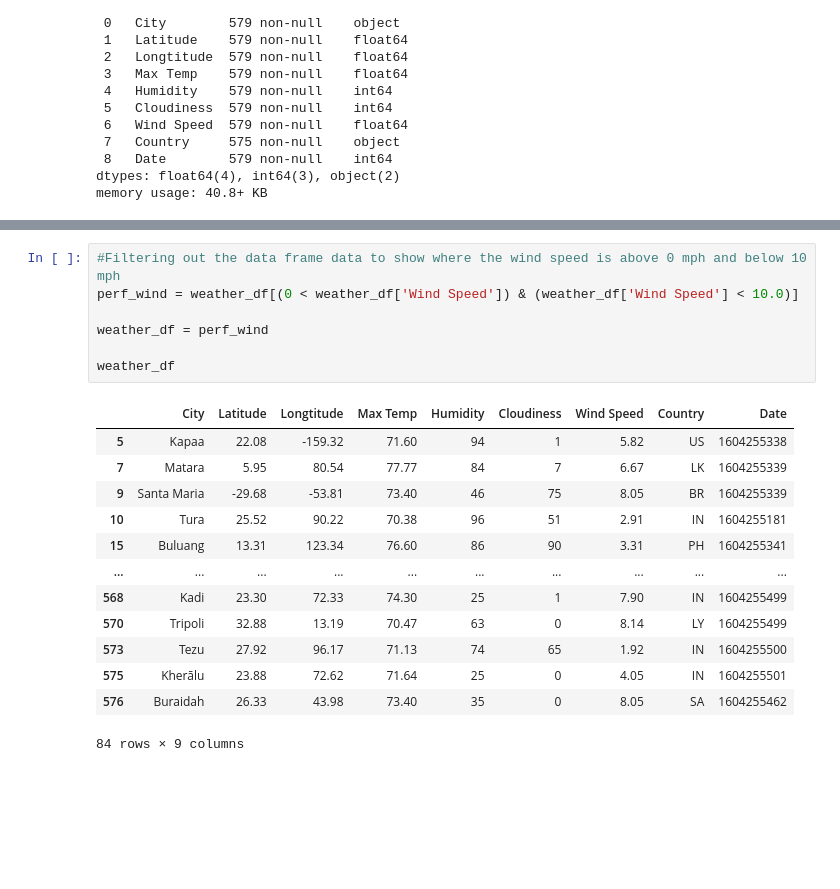
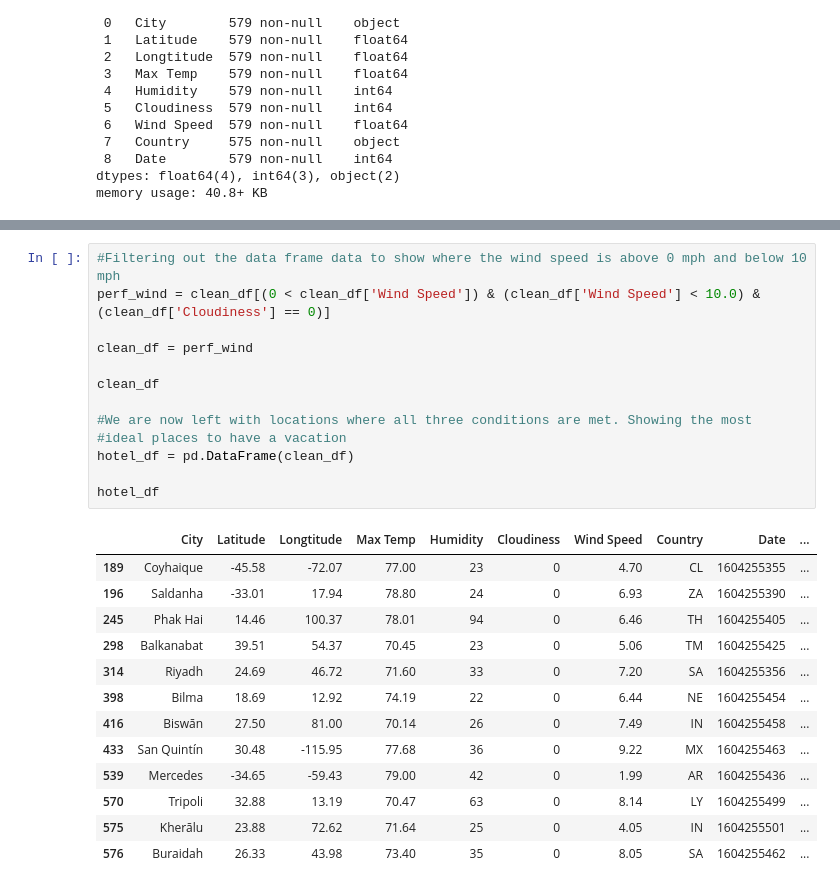
Before and after one commit to sjrojanooo/python-api-challenge, a Jupyter notebook: VacationPy.ipynb, the cells around one changed output, grey strips where cells are left out. Cells and saved outputs as stored; diff of their text form; blank space fills up the shorter version.

```diff
--- a/VacationPy.ipynb
+++ b/VacationPy.ipynb
@@ -119,22 +125,28 @@ weather_df
 120 rows × 9 columns
 # %%
 #Filtering out the data frame data to show where the wind speed is above 0 mph and below 10 mph
-perf_wind = weather_df[(0 < weather_df['Wind Speed']) & (weather_df['Wind Speed'] < 10.0)]
+perf_wind = clean_df[(0 < clean_df['Wind Speed']) & (clean_df['Wind Speed'] < 10.0) & (clean_df['Cloudiness'] == 0)]
 
-weather_df = perf_wind
+clean_df = perf_wind
 
-weather_df
+clean_df
+
+#We are now left with locations where all three conditions are met. Showing the most
+#ideal places to have a vacation
+hotel_df = pd.DataFrame(clean_df)
+
+hotel_df
 # %% [output]
-|  | City | Latitude | Longtitude | Max Temp | Humidity | Cloudiness | Wind Speed | Country | Date |
-| 5 | Kapaa | 22.08 | -159.32 | 71.60 | 94 | 1 | 5.82 | US | 1604255338 |
-| 7 | Matara | 5.95 | 80.54 | 77.77 | 84 | 7 | 6.67 | LK | 1604255339 |
-| 9 | Santa Maria | -29.68 | -53.81 | 73.40 | 46 | 75 | 8.05 | BR | 1604255339 |
-| 10 | Tura | 25.52 | 90.22 | 70.38 | 96 | 51 | 2.91 | IN | 1604255181 |
-| 15 | Buluang | 13.31 | 123.34 | 76.60 | 86 | 90 | 3.31 | PH | 1604255341 |
-| ... | ... | ... | ... | ... | ... | ... | ... | ... | ... |
-| 568 | Kadi | 23.30 | 72.33 | 74.30 | 25 | 1 | 7.90 | IN | 1604255499 |
-| 570 | Tripoli | 32.88 | 13.19 | 70.47 | 63 | 0 | 8.14 | LY | 1604255499 |
-| 573 | Tezu | 27.92 | 96.17 | 71.13 | 74 | 65 | 1.92 | IN | 1604255500 |
-| 575 | Kherālu | 23.88 | 72.62 | 71.64 | 25 | 0 | 4.05 | IN | 1604255501 |
-| 576 | Buraidah | 26.33 | 43.98 | 73.40 | 35 | 0 | 8.05 | SA | 1604255462 |
+|  | City | Latitude | Longtitude | Max Temp | Humidity | Cloudiness | Wind Speed | Country | Date | ... |
+| 189 | Coyhaique | -45.58 | -72.07 | 77.00 | 23 | 0 | 4.70 | CL | 1604255355 | ... |
+| 196 | Saldanha | -33.01 | 17.94 | 78.80 | 24 | 0 | 6.93 | ZA | 1604255390 | ... |
+| 245 | Phak Hai | 14.46 | 100.37 | 78.01 | 94 | 0 | 6.46 | TH | 1604255405 | ... |
+| 298 | Balkanabat | 39.51 | 54.37 | 70.45 | 23 | 0 | 5.06 | TM | 1604255425 | ... |
+| 314 | Riyadh | 24.69 | 46.72 | 71.60 | 33 | 0 | 7.20 | SA | 1604255356 | ... |
+| 398 | Bilma | 18.69 | 12.92 | 74.19 | 22 | 0 | 6.44 | NE | 1604255454 | ... |
+| 416 | Biswān | 27.50 | 81.00 | 70.14 | 26 | 0 | 7.49 | IN | 1604255458 | ... |
+| 433 | San Quintín | 30.48 | -115.95 | 77.68 | 36 | 0 | 9.22 | MX | 1604255463 | ... |
+| 539 | Mercedes | -34.65 | -59.43 | 79.00 | 42 | 0 | 1.99 | AR | 1604255436 | ... |
+| 570 | Tripoli | 32.88 | 13.19 | 70.47 | 63 | 0 | 8.14 | LY | 1604255499 | ... |
+| 575 | Kherālu | 23.88 | 72.62 | 71.64 | 25 | 0 | 4.05 | IN | 1604255501 | ... |
+| 576 | Buraidah | 26.33 | 43.98 | 73.40 | 35 | 0 | 8.05 | SA | 1604255462 | ... |
-84 rows × 9 columns
```
Also changed, not shown: parts of 14 cells of this notebook.
